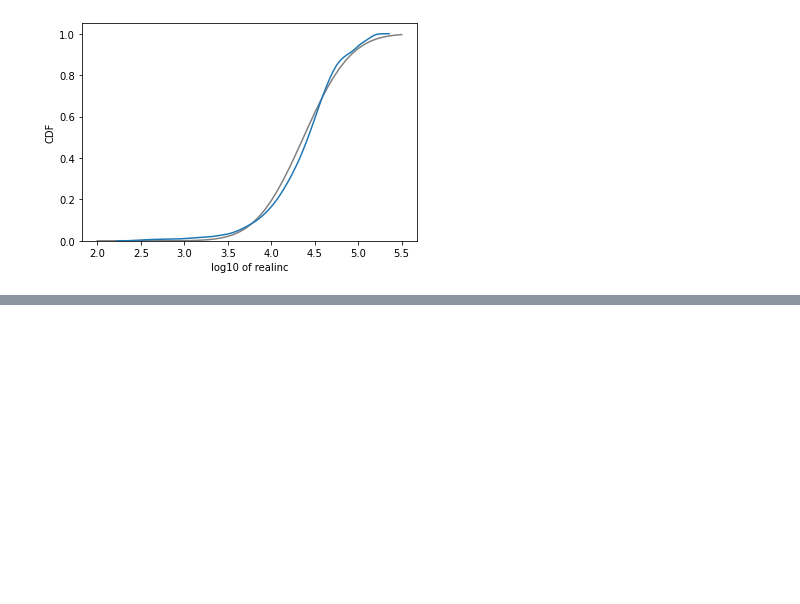
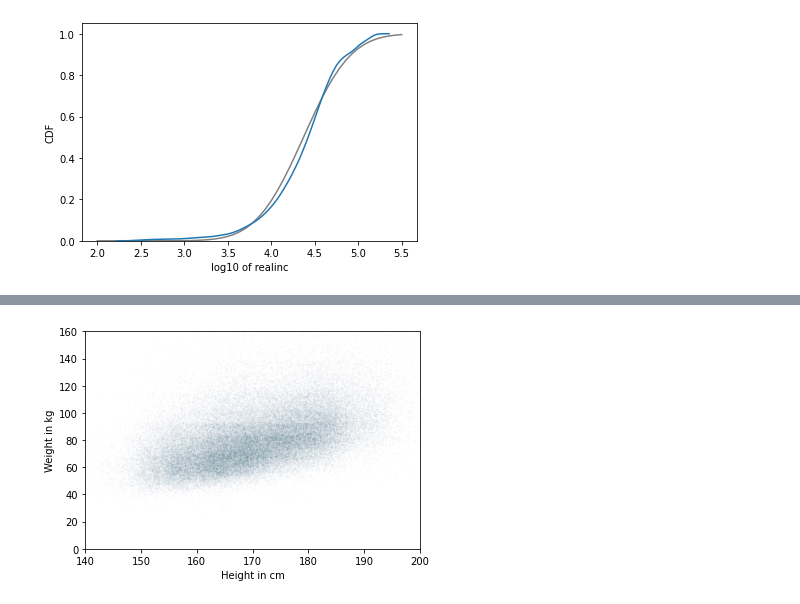
Before and after one commit to johnhhu2020/DataCamp-Data-Scientist-with-Python-Track, a Jupyter notebook: DataCamp Exploratory Data Analysis in Python.ipynb, the cells around one changed output, grey strips where cells are left out. Saved outputs shown, nothing was run; the diff lists cells and outputs as text; code cells hidden in the pictures; blank space fills up the shorter version.

```diff
--- a/DataCamp Exploratory Data Analysis in Python.ipynb
+++ b/DataCamp Exploratory Data Analysis in Python.ipynb
@@ -1420,0 +1484,16 @@ plt.show()
+# %%
+import numpy as np
+
+
+h_jitter = height + np.random.normal(0, 2, size=len(brfss))
+w_jitter = weight + np.random.normal(0, 2, size=len(brfss))
+
+plt.plot(h_jitter, w_jitter, 'o', alpha=0.01, markersize=1)
+
+plt.axis([140, 200, 0, 160])    # +++++++++++++++++++++++++++++++++++++++++++++++++++++++++++++++++++++++++++++++++++
+
+plt.xlabel('Height in cm')
+plt.ylabel('Weight in kg')
+plt.show()
+# %% [output]
+[figure, added]
```
Also changed, not shown: parts of 16 cells of this notebook.
